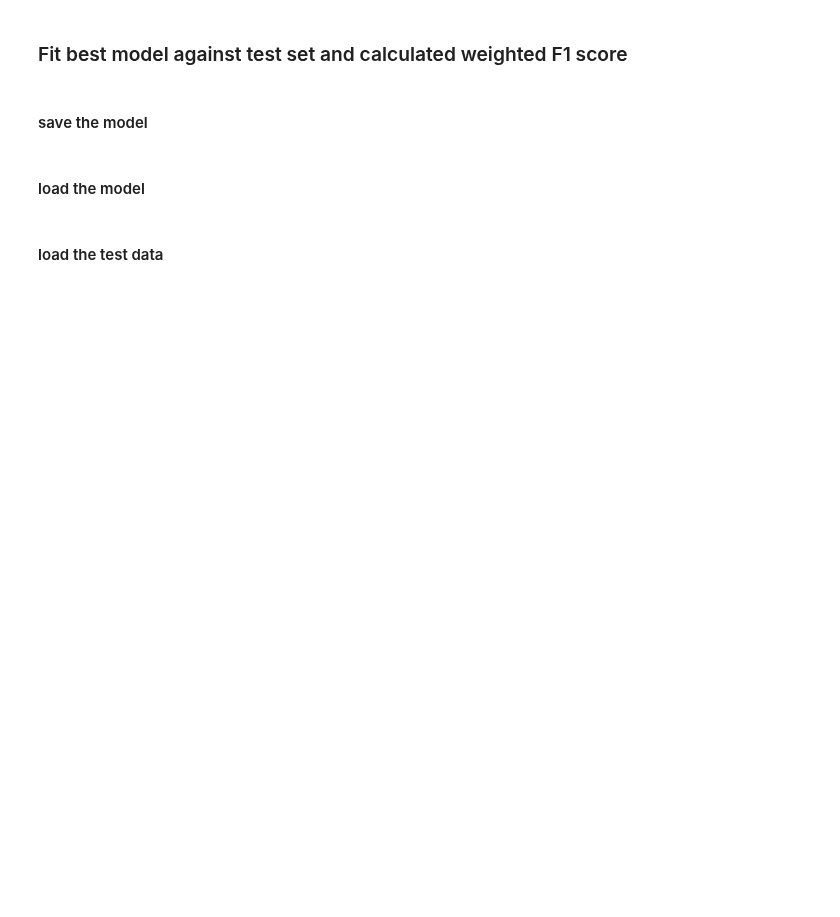
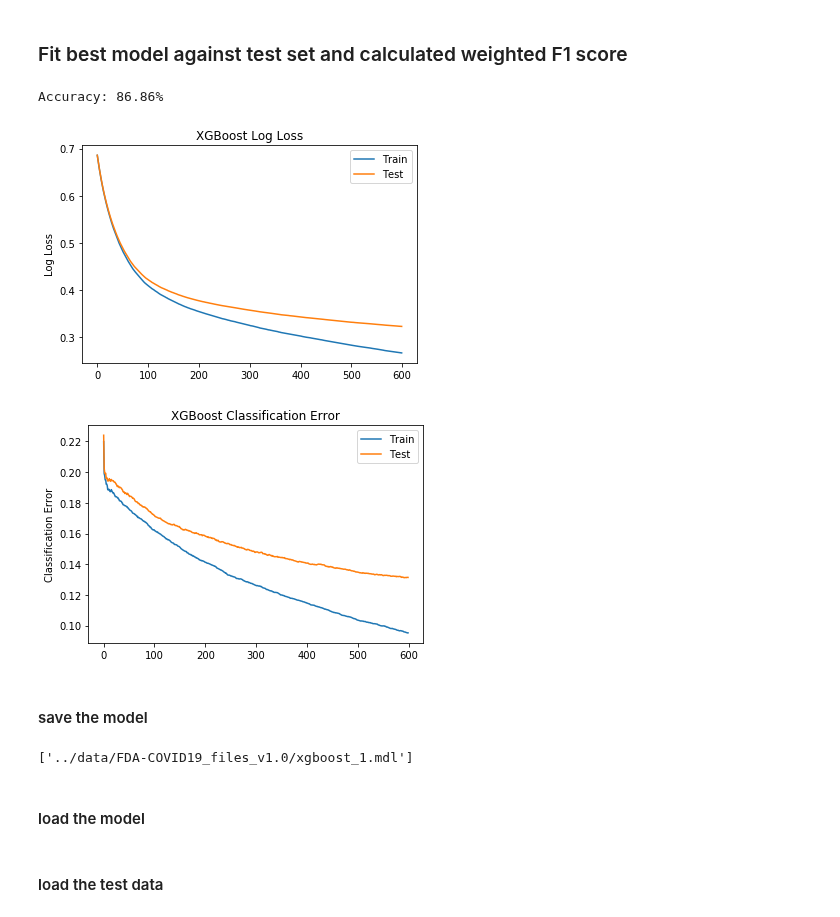
Before and after one commit to BrianDavisMath/FDA-COVID19, a Jupyter notebook: notebooks/greg-dimension-reduction-xgboost.ipynb, the cells around one changed output. Drawn from its saved outputs; the diff is of its cells as text; code cells hidden in the pictures; blank space fills up the shorter version.

Commit message:
Second XGBoost approach (using sample_activity_score > 0.1 threshold) yields F1 Score: 63.82%

```diff
--- a/notebooks/greg-dimension-reduction-xgboost.ipynb
+++ b/notebooks/greg-dimension-reduction-xgboost.ipynb
@@ -640,20 +661,26 @@ random_search.best_params_
 ### Fit best model against test set and calculated weighted F1 score
 # %%
 xgb5 = XGBClassifier(learning_rate=0.02,
-                    n_estimators=200,
+                    n_estimators=600,
                     objective='binary:logistic',
                     silent=True, nthread=1,
                     subsample=0.6,
                     min_child_weight=1,
                     max_depth=6,
                     gamma=5,
                     colsample_bytree=0.8)
 
 xgb6 = train(random_state=42, xgb=xgb5)
+# %% [output]
+Accuracy: 86.86%
+[figure, added]
+[figure, added]
 # %% [markdown]
 #### save the model
 # %%
 joblib.dump(xgb6, data_loc + 'xgboost_1.mdl')
+# %% [output]
+['../data/FDA-COVID19_files_v1.0/xgboost_1.mdl']
 # %% [markdown]
 #### load the model
 # %%
```
Also changed, not shown: parts of 11 cells of this notebook.
